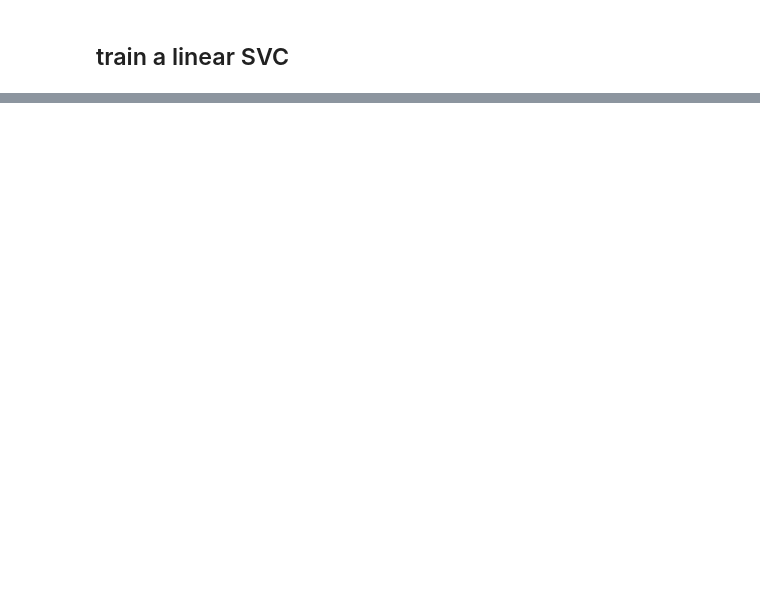
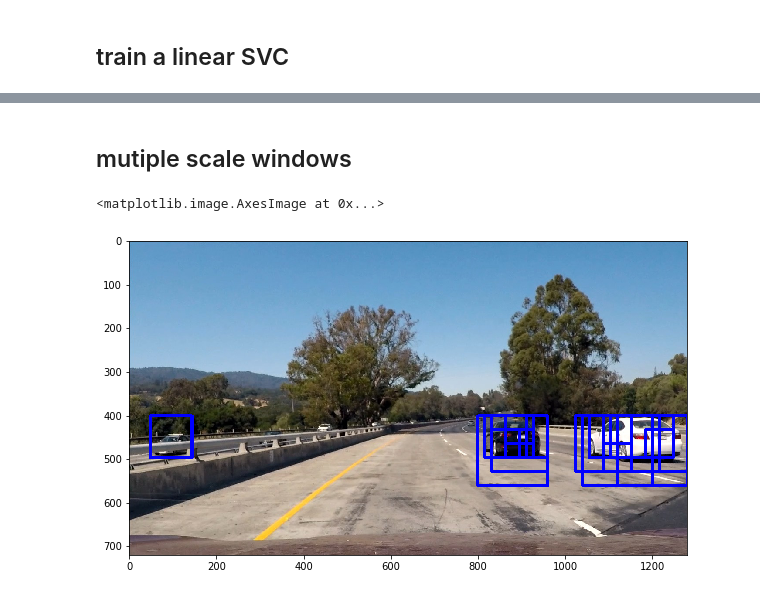
Before and after one commit to AlexQian97/CarND-Vehicle-Detection, a Jupyter notebook: vehicle_detection.ipynb, the cells around one changed output, grey strips where cells are left out. Drawn from its saved outputs; the diff is of its cells as text; code cells hidden in the pictures; blank space fills up the shorter version.

```diff
--- a/vehicle_detection.ipynb
+++ b/vehicle_detection.ipynb
@@ -360,0 +394,16 @@ plt.imshow(cv2.cvtColor(window_img, cv2.COLOR_RGB2BGR))
+# %% [markdown]
+## mutiple scale windows
+# %%
+import warnings
+warnings.filterwarnings("ignore", category=DeprecationWarning)
+bboxes = []
+bboxes.extend(find_cars(test_img, ystart, ystop, 1.0, colorspace, hog_channel, svc, orient, pix_per_cell, cell_per_block))
+bboxes.extend(find_cars(test_img, ystart, ystop, 1.5, colorspace, hog_channel, svc, orient, pix_per_cell, cell_per_block))
+bboxes.extend(find_cars(test_img, ystart, ystop, 2.0, colorspace, hog_channel, svc, orient, pix_per_cell, cell_per_block))
+bboxes.extend(find_cars(test_img, ystart, ystop, 2.5, colorspace, hog_channel, svc, orient, pix_per_cell, cell_per_block))
+test_img_rects = draw_boxes(test_img, bboxes)
+plt.figure(figsize=(10,10))
+plt.imshow(test_img_rects)
+# %% [output]
+<matplotlib.image.AxesImage at 0x...>
+[figure, added]
```
Also changed, not shown: parts of 35 cells of this notebook, 2 other files.
